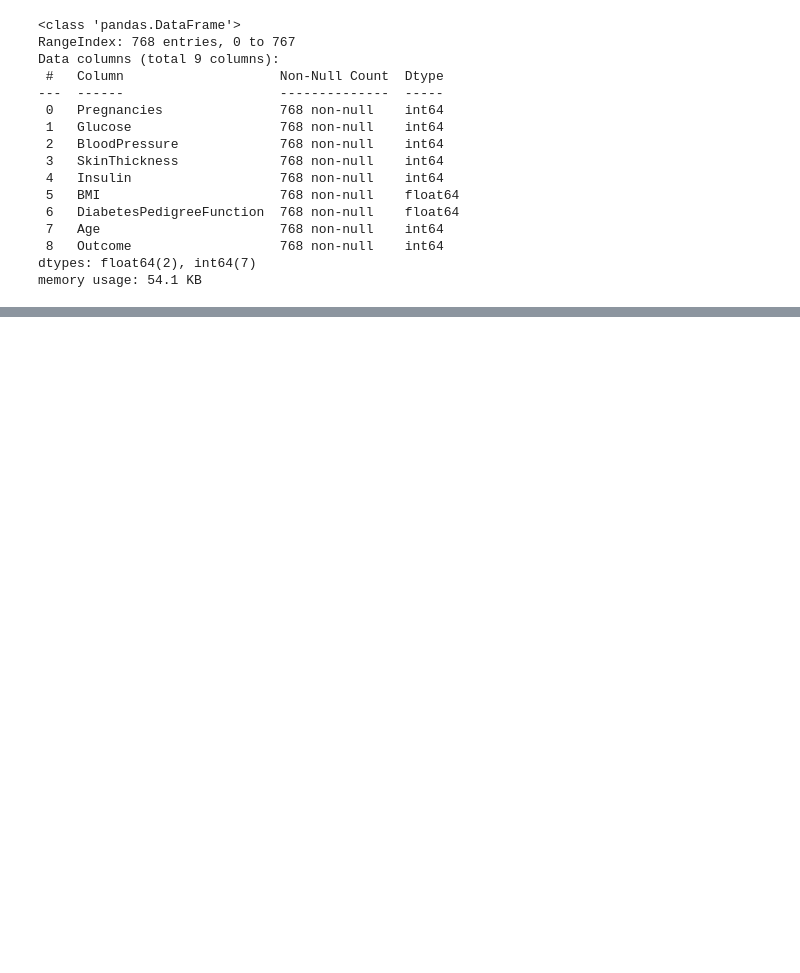
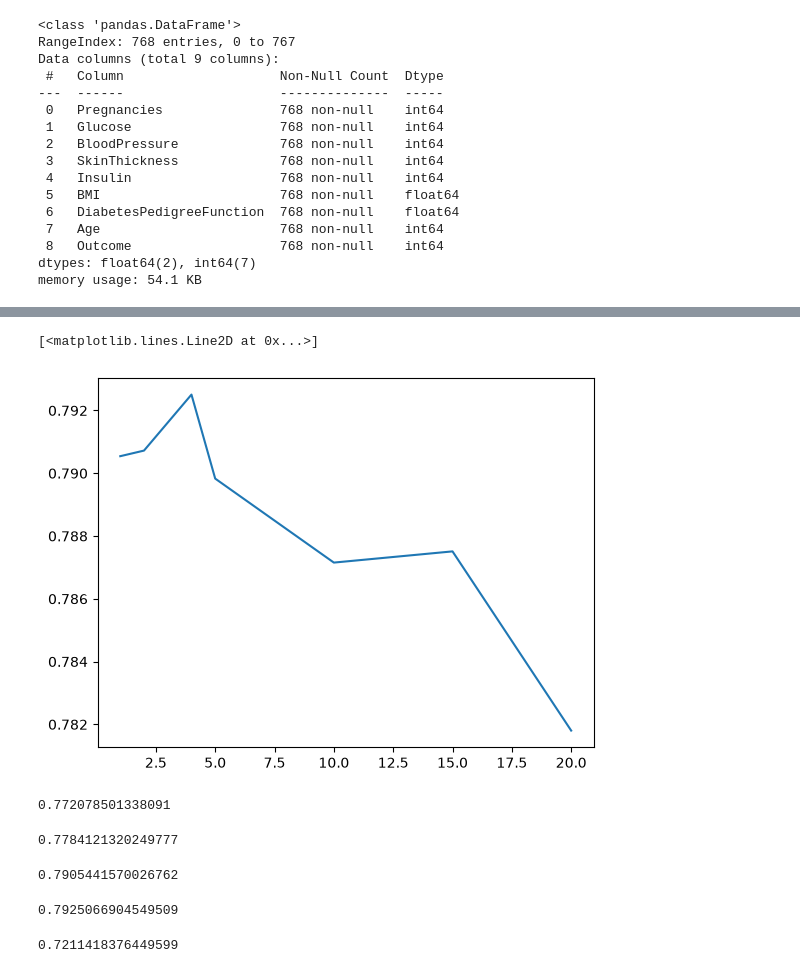
Before and after one commit to Abdullah-Sayeed7/projects, a Jupyter notebook: pima_diabetes_trees.ipynb, the cells around one changed output, grey strips where cells are left out. Drawn from its saved outputs; the diff is of its cells as text; code cells hidden in the pictures; blank space fills up the shorter version.

```diff
--- a/pima_diabetes_trees.ipynb
+++ b/pima_diabetes_trees.ipynb
@@ -46,0 +285,42 @@ memory usage: 54.1 KB
+# %%
+scores = []
+for n in [1, 2, 3, 4, 5, 10, 15, 20]:
+    rf = RandomForestClassifier(n_estimators=260, max_depth=4, min_samples_leaf=n, random_state=7)
+    rf.fit(X_train, y_train)
+    y_pred = rf.predict_proba(X_val)[:, 1]
+    auc = roc_auc_score(y_val, y_pred)
+    scores.append((n, auc))
+# %%
+df_scores = pd.DataFrame(scores, columns=['min_samples_leaf', 'auc'])
+plt.plot(df_scores.min_samples_leaf, df_scores.auc)
+# %% [output]
+[<matplotlib.lines.Line2D at 0x...>]
+[figure, added]
+# %%
+rf = RandomForestClassifier()
+rf.fit(X_train, y_train)
+y_pred = rf.predict_proba(X_val)[:, 1]
+roc_auc_score(y_val, y_pred)
+# %% [output]
+0.772078501338091
+# %%
+rf = RandomForestClassifier(n_estimators=260, random_state=7)
+rf.fit(X_train, y_train)
+y_pred = rf.predict_proba(X_val)[:, 1]
+roc_auc_score(y_val, y_pred)
+# %% [output]
+0.7784121320249777
+# %%
+rf = RandomForestClassifier(n_estimators=260, max_depth=4, random_state=7)
+rf.fit(X_train, y_train)
+y_pred = rf.predict_proba(X_val)[:, 1]
+roc_auc_score(y_val, y_pred)
+# %% [output]
+0.7905441570026762
+# %%
+rf = RandomForestClassifier(n_estimators=260, max_depth=4, min_samples_leaf=4, random_state=7)
+rf.fit(X_train, y_train)
+y_pred = rf.predict_proba(X_val)[:, 1]
+roc_auc_score(y_val, y_pred)
+# %% [output]
+0.7925066904549509
@@ -46,0 +329,7 @@ memory usage: 54.1 KB
+# %%
+xgb = XGBClassifier()
+xgb.fit(X_train, y_train)
+y_pred = xgb.predict_proba(X_val)[:, 1]
+roc_auc_score(y_val, y_pred)
+# %% [output]
+0.7211418376449599
```
Also changed, not shown: parts of 54 cells of this notebook.
